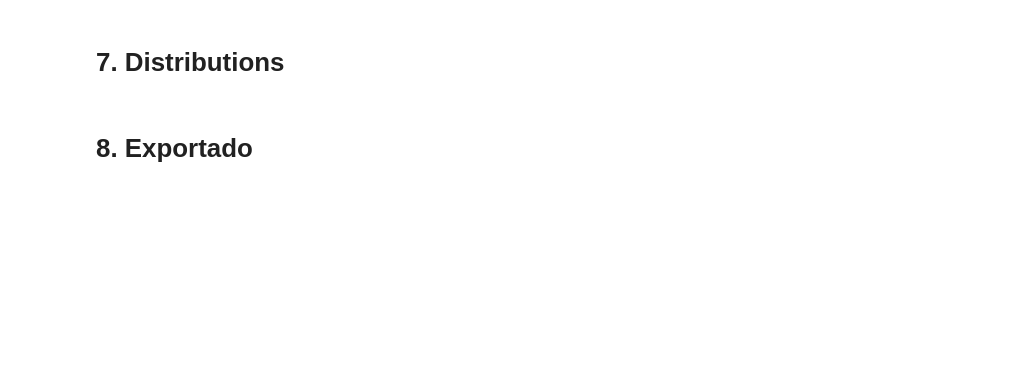
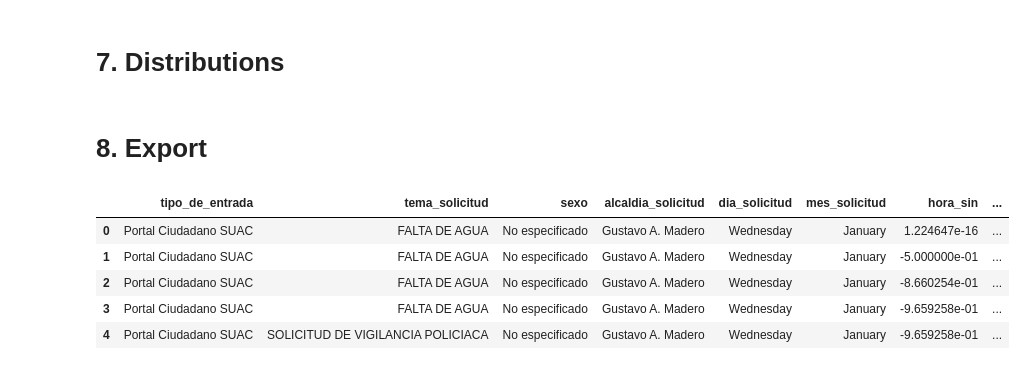
Before and after one commit to sbenhumea/citizen-requests-analysis-project-locatel, a Jupyter notebook: notebooks/preprocessing.ipynb, the cells around one changed output. Cells and saved outputs as stored; diff of their text form; code cells hidden in the pictures; blank space fills up the shorter version.

```diff
--- a/notebooks/preprocessing.ipynb
+++ b/notebooks/preprocessing.ipynb
@@ -344,3 +821,3 @@ df_tiempo_log['tiempo_resolución_con_hora'].describe()
 # %% [markdown]
-# 8. Exportado
+# 8. Export
 # %%
@@ -348,3 +825,10 @@ df_complete.to_csv(path_or_buf='../data/preprocessed/dataset_preprocesado.csv',
 # %%
-df_check = pd.read_csv('../data/preprocessed/dataset_preprocesado.csv')
+df_check = pd.read_csv('../data/preprocessed/dataset_preprocessed.csv')
 df_check.head()
+# %% [output]
+|  | tipo_de_entrada | tema_solicitud | sexo | alcaldia_solicitud | dia_solicitud | mes_solicitud | hora_sin | ... |
+| 0 | Portal Ciudadano SUAC | FALTA DE AGUA | No especificado | Gustavo A. Madero | Wednesday | January | 1.224647e-16 | ... |
+| 1 | Portal Ciudadano SUAC | FALTA DE AGUA | No especificado | Gustavo A. Madero | Wednesday | January | -5.000000e-01 | ... |
+| 2 | Portal Ciudadano SUAC | FALTA DE AGUA | No especificado | Gustavo A. Madero | Wednesday | January | -8.660254e-01 | ... |
+| 3 | Portal Ciudadano SUAC | FALTA DE AGUA | No especificado | Gustavo A. Madero | Wednesday | January | -9.659258e-01 | ... |
+| 4 | Portal Ciudadano SUAC | SOLICITUD DE VIGILANCIA POLICIACA | No especificado | Gustavo A. Madero | Wednesday | January | -9.659258e-01 | ... |
```
Also changed, not shown: parts of 65 cells of this notebook, 1 other file.
